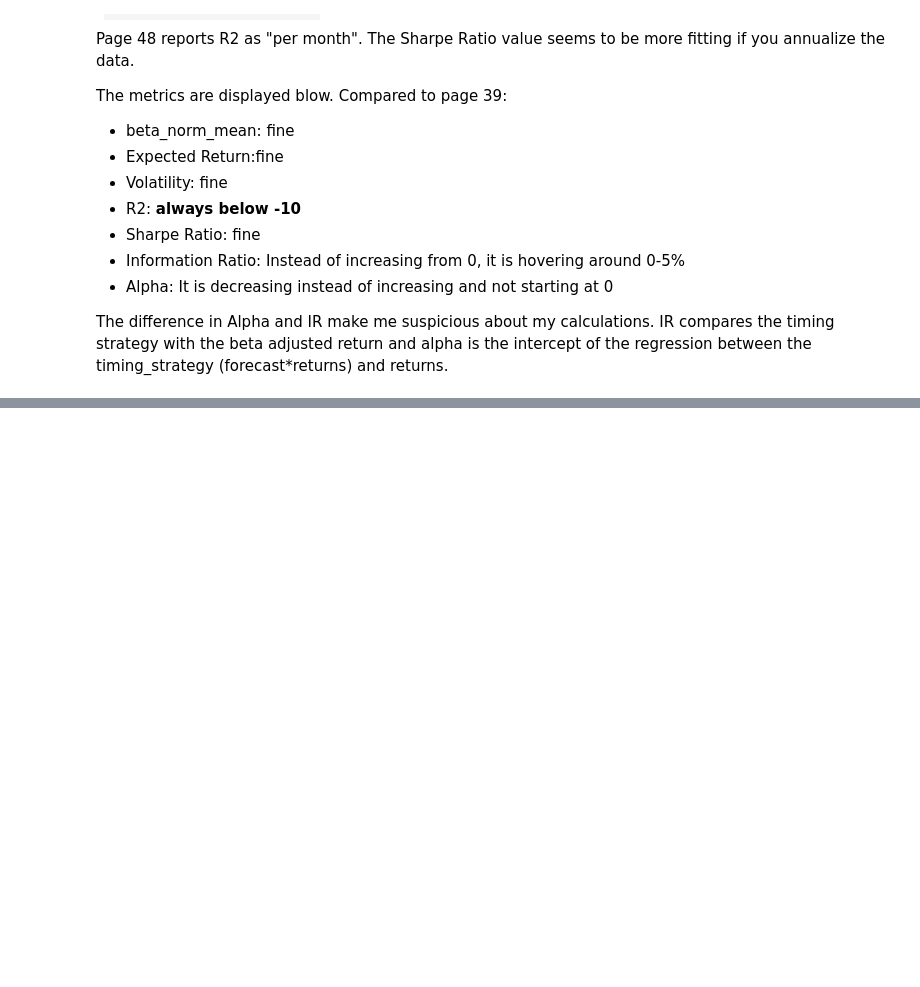
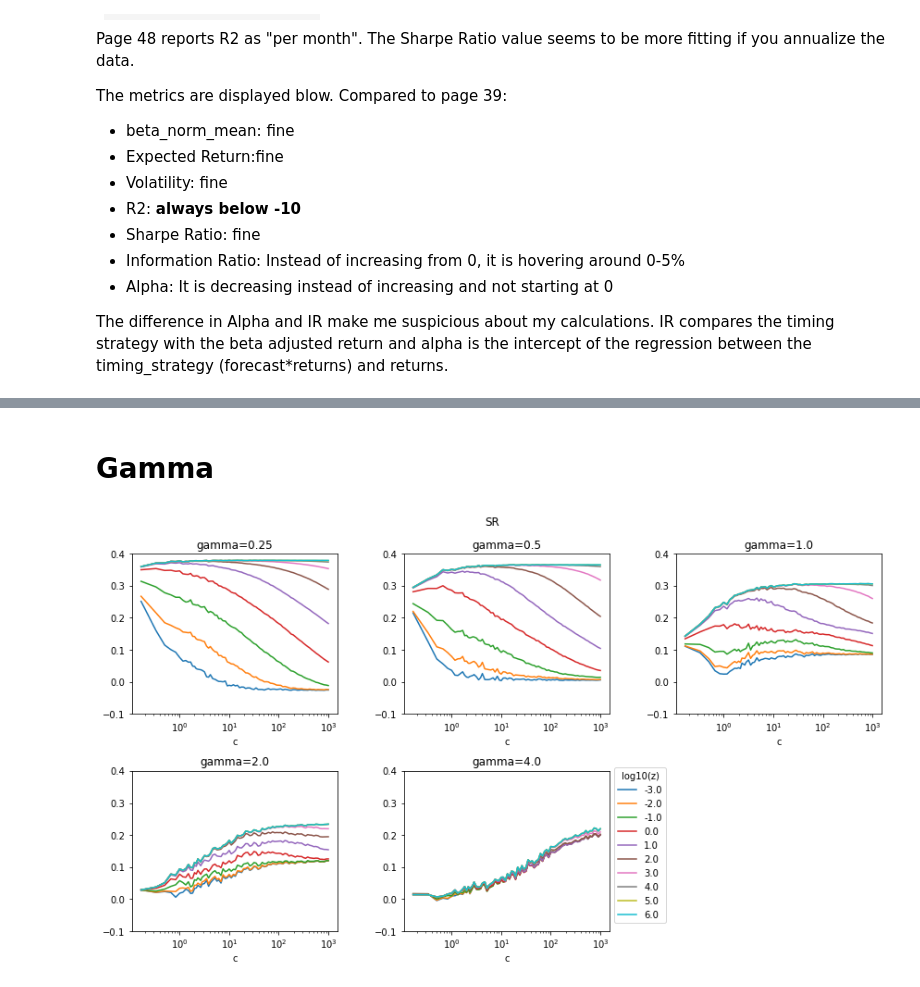
Before and after one commit to nkonts/replication-the-virtue-of-complexity-in-return-prediction, a Jupyter notebook: simulations.ipynb, the cells around one changed output, grey strips where cells are left out. Drawn from its saved outputs; the diff is of its cells as text; code cells hidden in the pictures; blank space fills up the shorter version.

```diff
--- a/simulations.ipynb
+++ b/simulations.ipynb
@@ -314,0 +220,18 @@ plt.show()
+# %% [markdown]
+# Gamma
+# %%
+col = "SR"
+
+fig, axs = plt.subplots(nrows=2, ncols=3, figsize=(12, 7))
+axs = axs.flatten()
+for i, gamma in enumerate(metrics_mean["gamma"].unique()):
+    metrics_mean[metrics_mean["gamma"]==gamma].set_index("c").groupby("log10(z)")[col].plot(ax=axs[i], title=f"gamma={gamma}")
+    axs[i].set_xscale('log')
+    axs[i].set_ylim(-0.1, 0.4)
+axs[4].legend(loc="upper left", title="log10(z)", bbox_to_anchor=(1, 1.05))
+fig.delaxes(axs[5])
+fig.suptitle(col)
+plt.tight_layout()
+plt.show()
+# %% [output]
+[figure, added]
```
Also changed, not shown: parts of 20 cells of this notebook, 6 other files.
